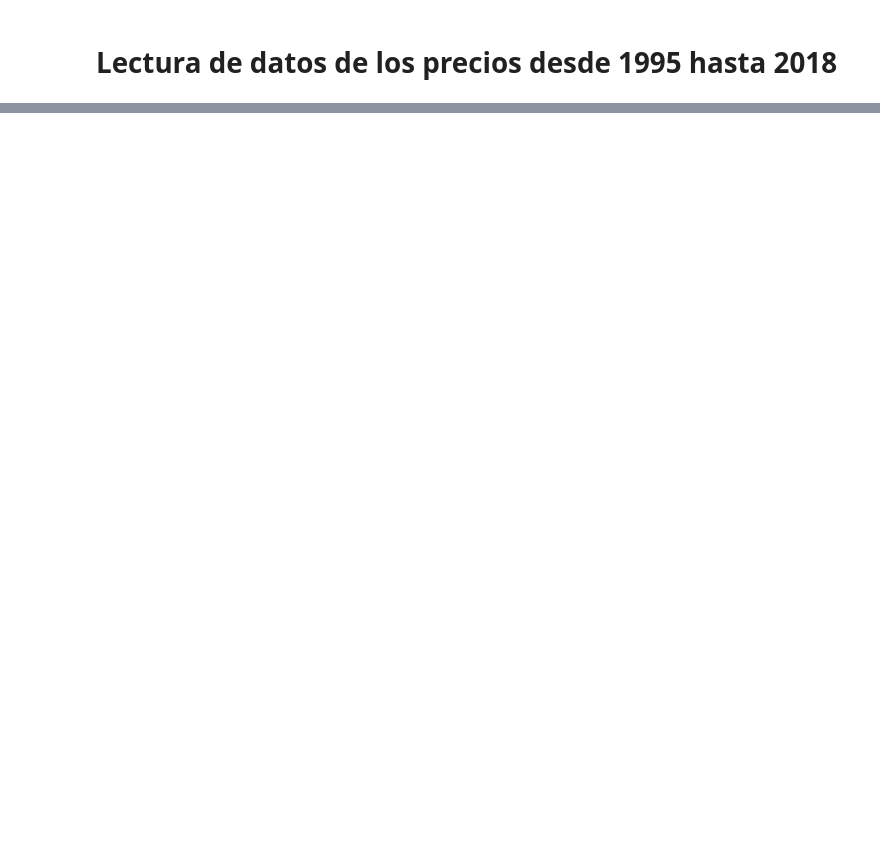
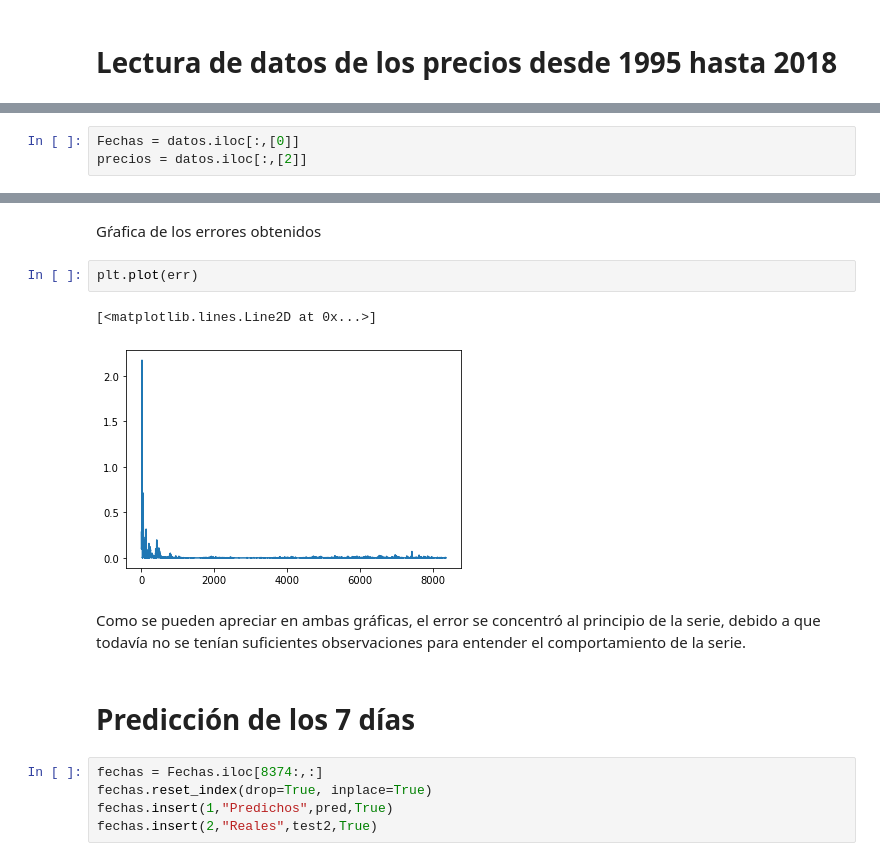
Before and after one commit to ANN-2019-2/evaluacion-AngelDMA, a Jupyter notebook: 01-precios.ipynb, the cells around one changed output, grey strips where cells are left out. Drawn from its saved outputs; the diff is of its cells as text; blank space fills up the shorter version.

```diff
--- a/01-precios.ipynb
+++ b/01-precios.ipynb
@@ -70,0 +205,3 @@ NameError: name 'df' is not defined
+# %%
+Fechas = datos.iloc[:,[0]]
+precios = datos.iloc[:,[2]]
@@ -70,0 +431,16 @@ NameError: name 'df' is not defined
+# %% [markdown]
+Gŕafica de los errores obtenidos
+# %%
+plt.plot(err)
+# %% [output]
+[<matplotlib.lines.Line2D at 0x...>]
+[figure, added]
+# %% [markdown]
+Como se pueden apreciar en ambas gráficas, el error se concentró al principio de la serie, debido a que todavía no se tenían suficientes observaciones para entender el comportamiento de la serie.
+# %% [markdown]
+# Predicción de los 7 días
+# %%
+fechas = Fechas.iloc[8374:,:]
+fechas.reset_index(drop=True, inplace=True)
+fechas.insert(1,"Predichos",pred,True)
+fechas.insert(2,"Reales",test2,True)
```
Also changed, not shown: parts of 38 cells of this notebook, 1 other file.
